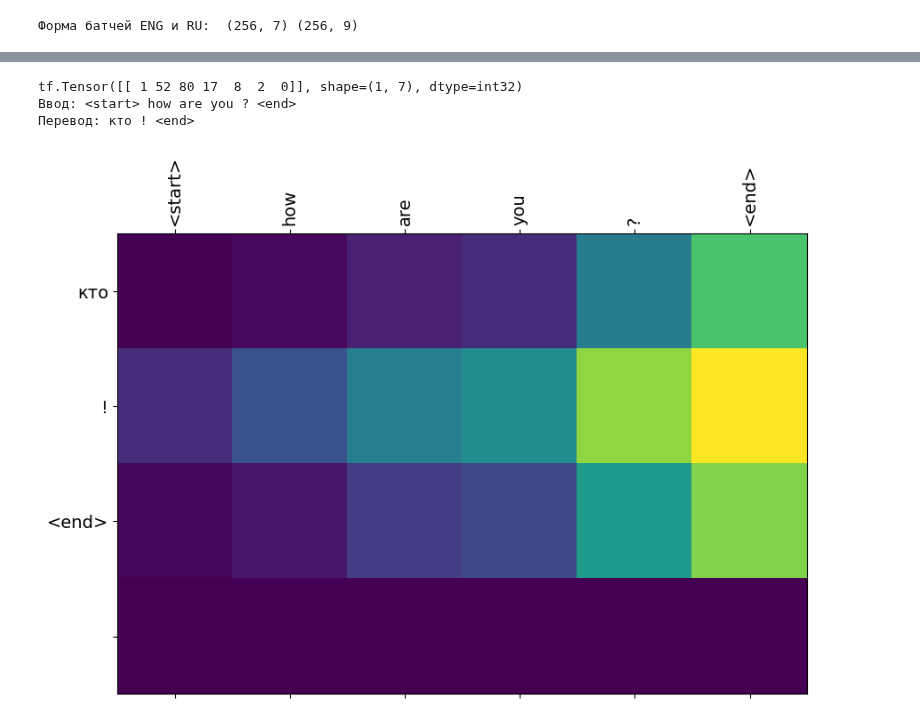
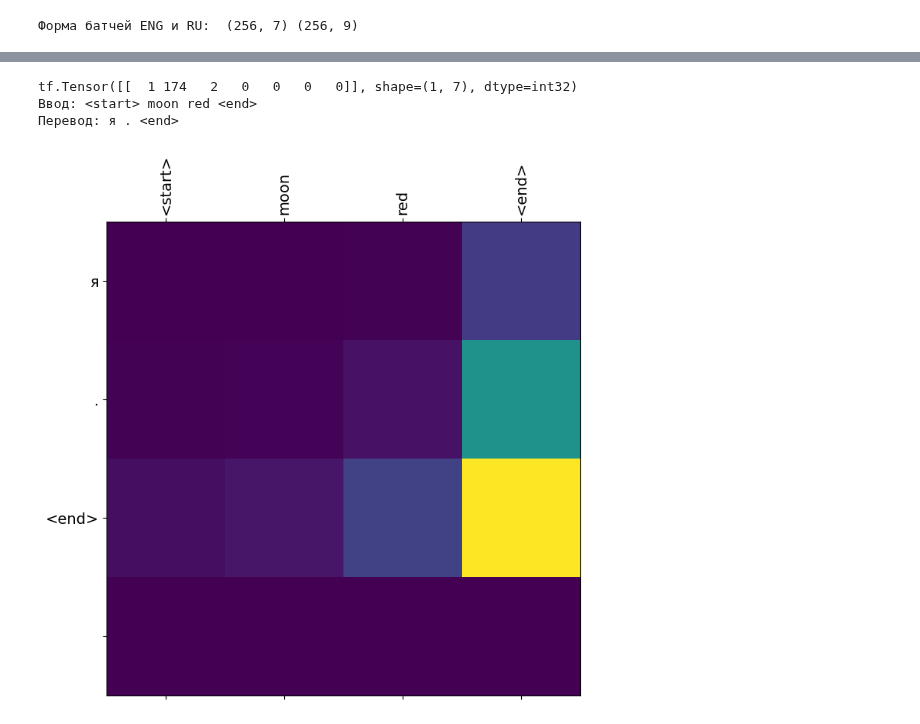
Before and after one commit to Maxxx-VS/The-Founder, a Jupyter notebook: 37_4_Translate_+_Bogdanov.ipynb, the cells around one changed output, grey strips where cells are left out. Saved outputs shown, nothing was run; the diff lists cells and outputs as text; code cells hidden in the pictures.

```diff
--- a/37_4_Translate_+_Bogdanov.ipynb
+++ b/37_4_Translate_+_Bogdanov.ipynb
@@ -403,8 +379,8 @@ checkpoint.restore(tf.train.latest_checkpoint(checkpoint_dir))
-# %%
-translate('how are you?')
-# %% [output]
-tf.Tensor([[ 1 52 80 17  8  2  0]], shape=(1, 7), dtype=int32)
-Ввод: <start> how are you ? <end>
-Перевод: кто ! <end>
-[figure, removed]
+# %%
+translate('moon red')
+# %% [output]
+tf.Tensor([[  1 174   2   0   0   0   0]], shape=(1, 7), dtype=int32)
+Ввод: <start> moon red <end>
+Перевод: я . <end>
+[figure, added]
 # %%
```
Also changed, not shown: parts of 18 cells of this notebook.
